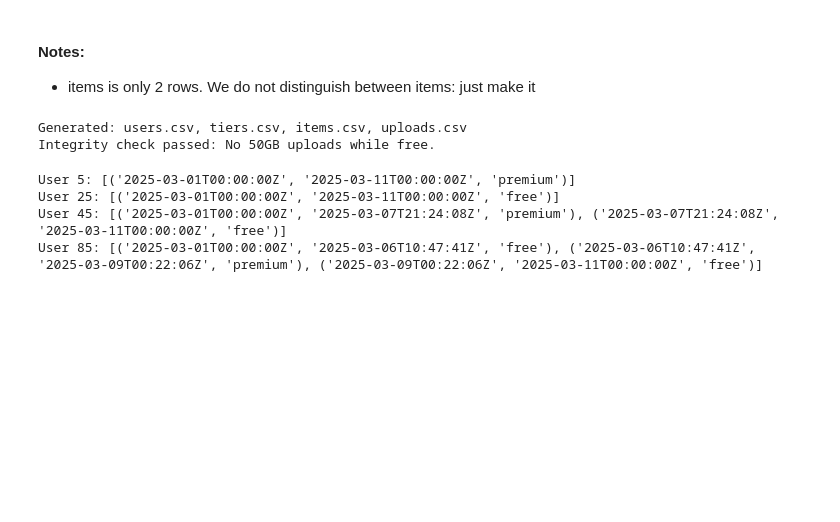
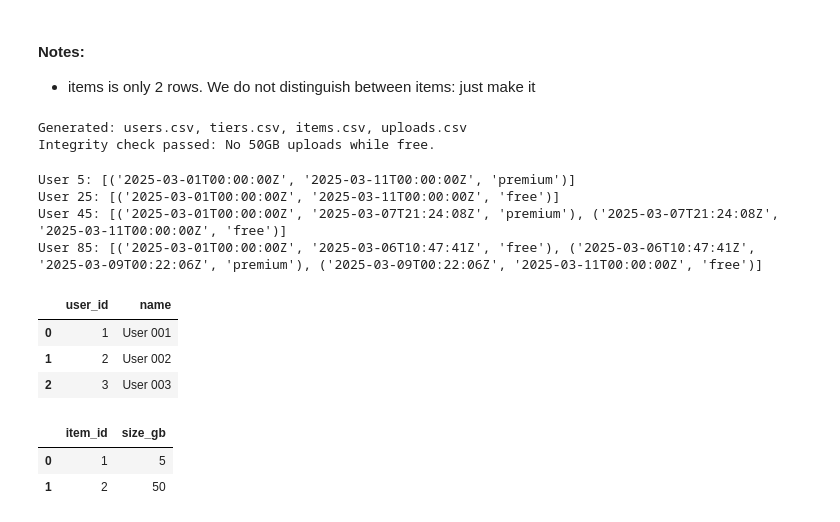
Before and after one commit to martin-merener/graph_ML_and_deep_learning_on_RDBs, a Jupyter notebook: kumoRFM_testing_temporal_dependency.ipynb, the cells around one changed output. Saved outputs shown, nothing was run; the diff lists cells and outputs as text; code cells hidden in the pictures; blank space fills up the shorter version.

```diff
--- a/kumoRFM_testing_temporal_dependency.ipynb
+++ b/kumoRFM_testing_temporal_dependency.ipynb
@@ -432,0 +443,13 @@ User 85: [('2025-03-01T00:00:00Z', '2025-03-06T10:47:41Z', 'free'), ('2025-03-06
+# %%
+users_df.head(3)
+# %% [output]
+|  | user_id | name |
+| 0 | 1 | User 001 |
+| 1 | 2 | User 002 |
+| 2 | 3 | User 003 |
+# %%
+items_df.head(2)
+# %% [output]
+|  | item_id | size_gb |
+| 0 | 1 | 5 |
+| 1 | 2 | 50 |
```
Also changed, not shown: parts of 24 cells of this notebook, 1 other file.
